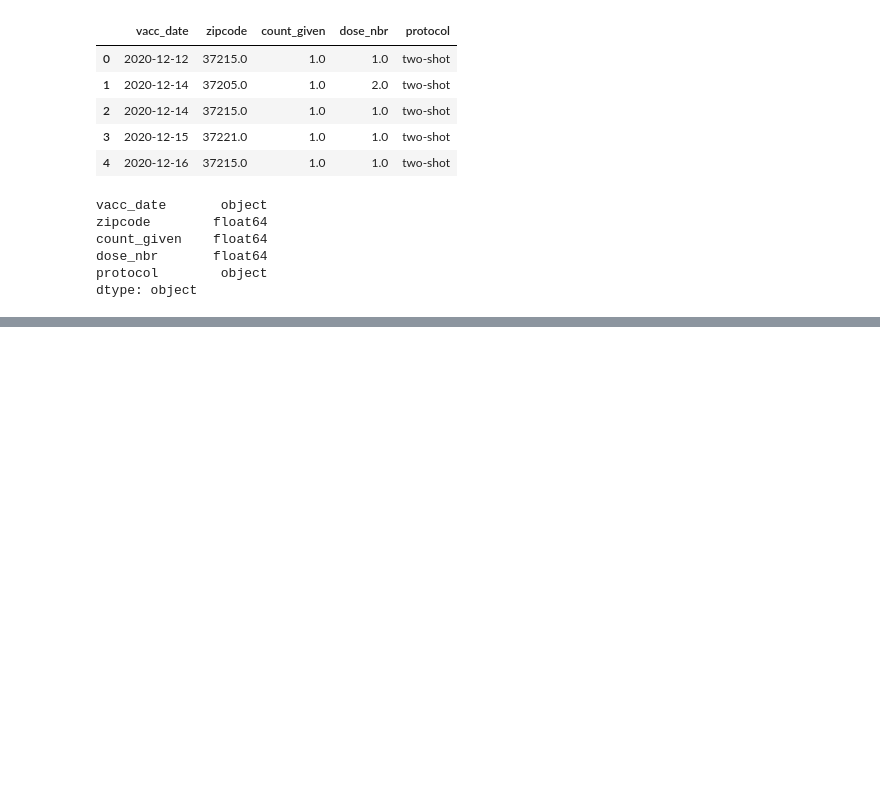
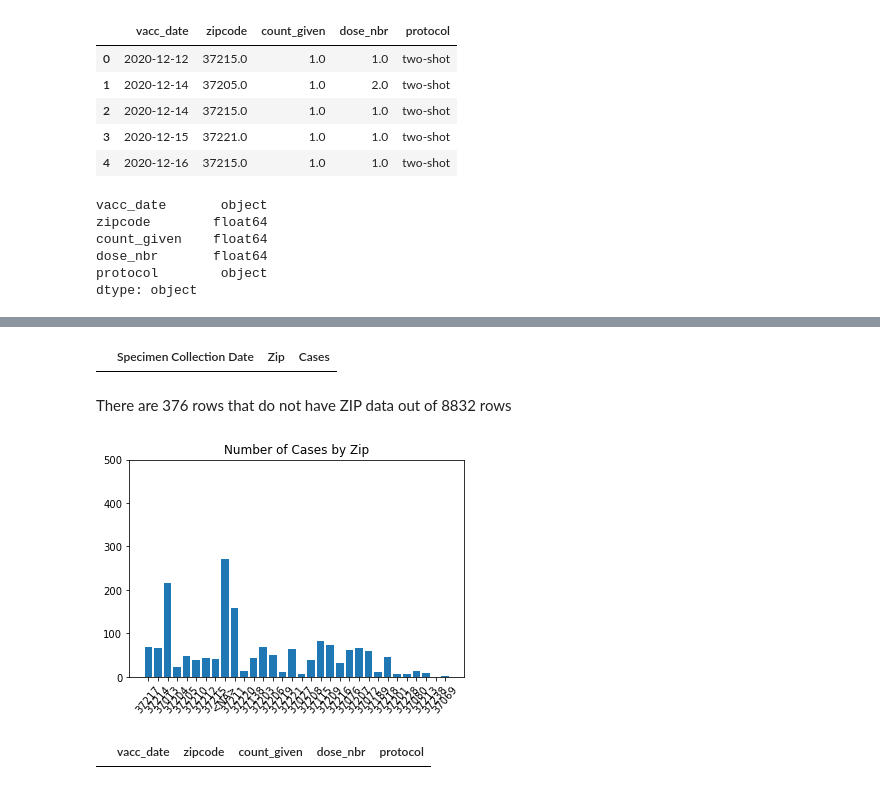
Before and after one commit to Engu12/nash-covid-cases-vaccines-honky_tonkin, a Jupyter notebook: notebook/EDAbook.ipynb, the cells around one changed output, grey strips where cells are left out. Saved outputs shown, nothing was run; the diff lists cells and outputs as text; code cells hidden in the pictures; blank space fills up the shorter version.

```diff
--- a/notebook/EDAbook.ipynb
+++ b/notebook/EDAbook.ipynb
@@ -116,0 +194,19 @@ dtype: object
+# %%
+covidzip_df[covidzip_df['Zip'].isnull()]
+# %% [output]
+|  | Specimen Collection Date | Zip | Cases |
+# %% [markdown]
+There are 376 rows that do not have ZIP data out of 8832 rows
+# %%
+plt.ylim(0, 500)
+#plt.figure(figsize=(10, 6))
+plt.bar('Zip', 'Cases', data = covidzip_df )
+plt.xticks(rotation = 50)
+plt.title('Number of Cases by Zip');
+# the semi-colon supresses the output line
+# %% [output]
+[figure, added]
+# %%
+v_protocol_df[v_protocol_df['zipcode'].isnull()]
+# %% [output]
+|  | vacc_date | zipcode | count_given | dose_nbr | protocol |
```
Also changed, not shown: parts of 11 cells of this notebook.
